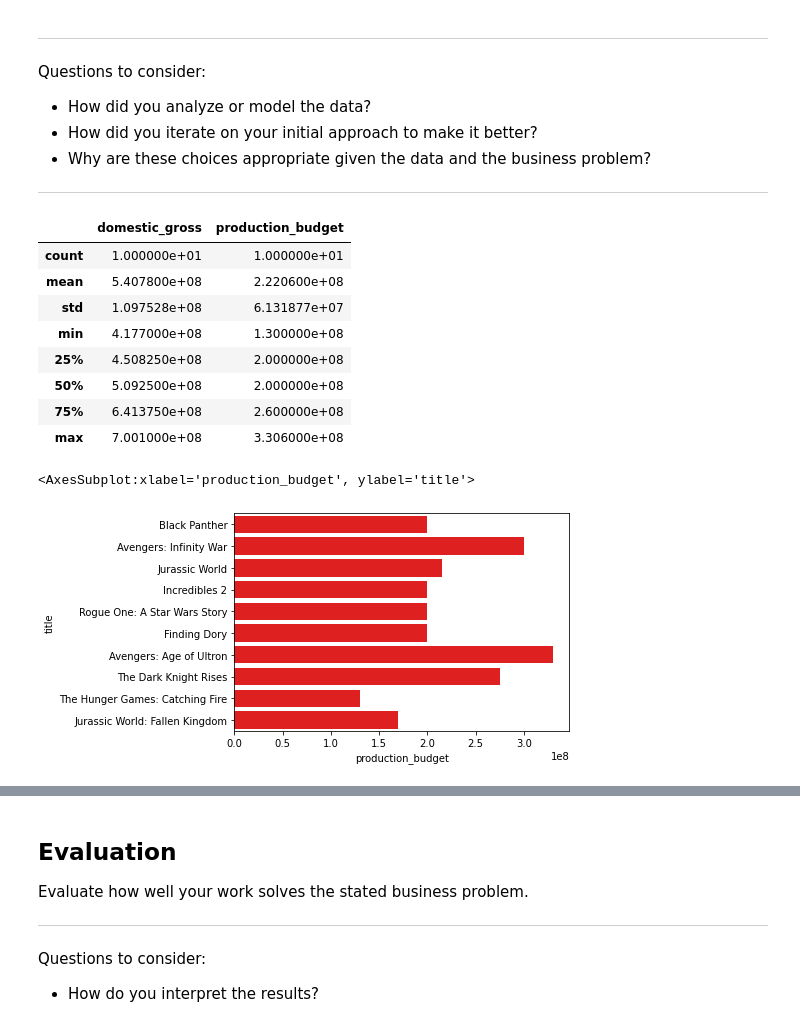
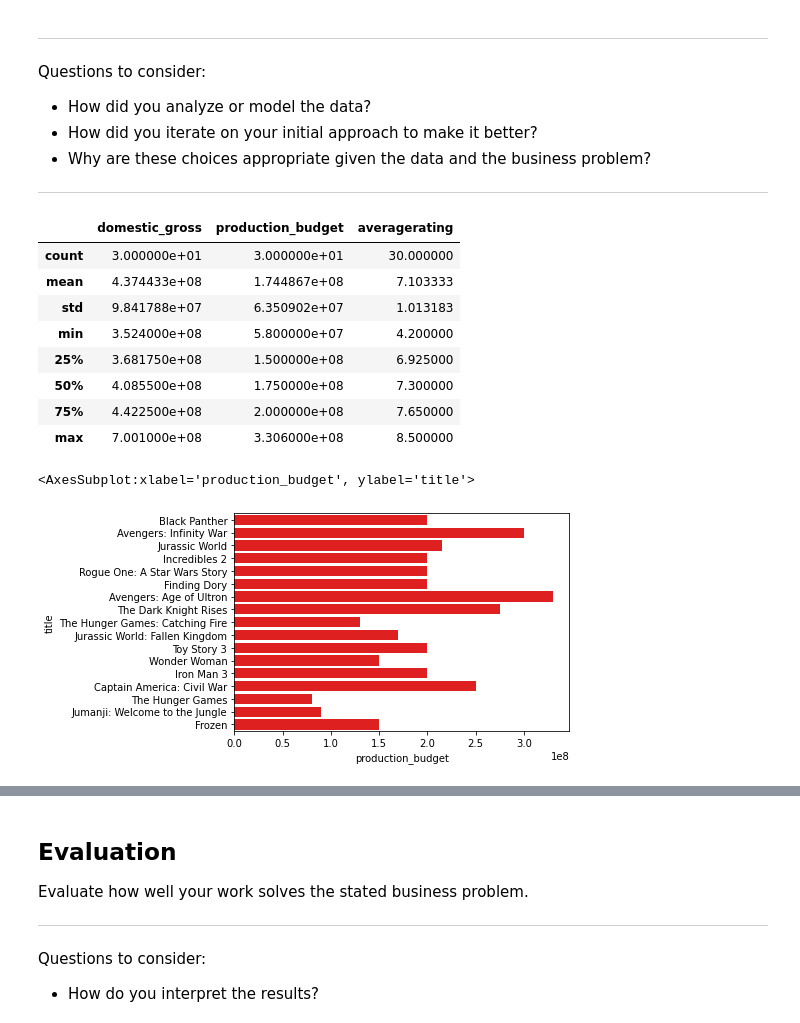
Before and after one commit to ashakeri92/dsc-phase-1-project-v2-3, a Jupyter notebook: analysis.ipynb, the cells around one changed output, grey strips where cells are left out. Drawn from its saved outputs; the diff is of its cells as text; code cells hidden in the pictures.

```diff
--- a/analysis.ipynb
+++ b/analysis.ipynb
@@ -247,7 +252,7 @@ movie_combined_df = pd.merge(movie_income_df,
                               how='left')
 
 movie_combined_df.drop(['tconst'], axis=1, inplace=True)
-movie_combined_df = movie_combined_df.sort_values(by='domestic_gross', ascending=False).dropna().head(10)
+movie_combined_df = movie_combined_df.sort_values(by='domestic_gross', ascending=False).dropna().head(30)
 movie_combined_df
 # %% [output]
 |  | title | domestic_gross | production_budget | genres | averagerating |
@@ -296,19 +302,19 @@ Questions to consider:
 # %%
 movie_combined_df.describe()
 # %% [output]
-|  | domestic_gross | production_budget |
-| count | 1.000000e+01 | 1.000000e+01 |
-| mean | 5.407800e+08 | 2.220600e+08 |
-| std | 1.097528e+08 | 6.131877e+07 |
-| min | 4.177000e+08 | 1.300000e+08 |
-| 25% | 4.508250e+08 | 2.000000e+08 |
-| 50% | 5.092500e+08 | 2.000000e+08 |
-| 75% | 6.413750e+08 | 2.600000e+08 |
-| max | 7.001000e+08 | 3.306000e+08 |
+|  | domestic_gross | production_budget | averagerating |
+| count | 3.000000e+01 | 3.000000e+01 | 30.000000 |
+| mean | 4.374433e+08 | 1.744867e+08 | 7.103333 |
+| std | 9.841788e+07 | 6.350902e+07 | 1.013183 |
+| min | 3.524000e+08 | 5.800000e+07 | 4.200000 |
+| 25% | 3.681750e+08 | 1.500000e+08 | 6.925000 |
+| 50% | 4.085500e+08 | 1.750000e+08 | 7.300000 |
+| 75% | 4.422500e+08 | 2.000000e+08 | 7.650000 |
+| max | 7.001000e+08 | 3.306000e+08 | 8.500000 |
 # %%
 #movie_combined_df.groupby('title').sum().plot(kind='bar')
-sns.barplot(y="title", x="production_budget", data=movie_combined_df[:10], color= 'red')
+sns.barplot(y="title", x="production_budget", data=movie_combined_df[:20], color= 'red')
 # %% [output]
 <AxesSubplot:xlabel='production_budget', ylabel='title'>
-[figure, old version]
+[figure, new version]
 # %%
```
Also changed, not shown: parts of 7 cells of this notebook.
